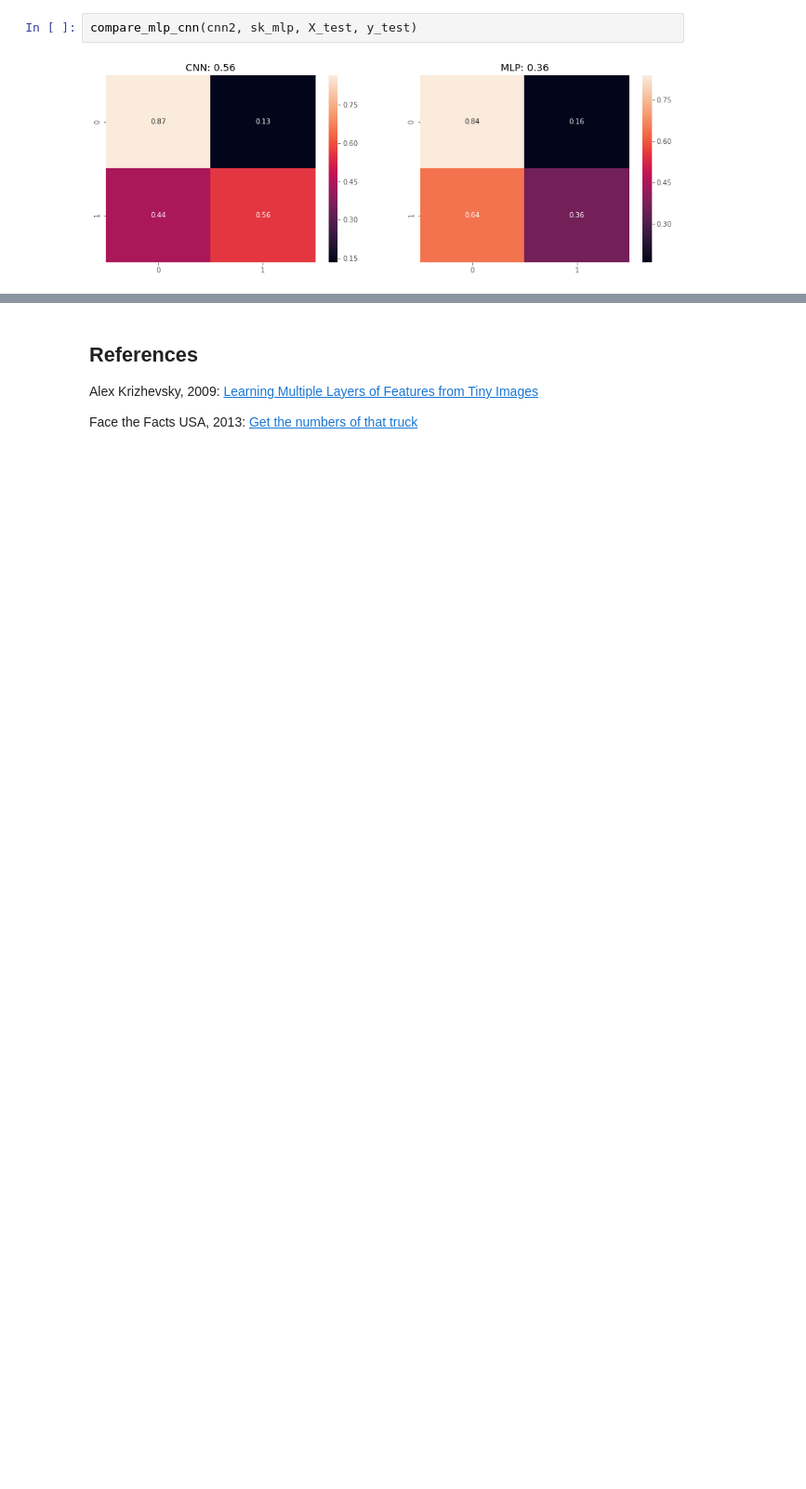
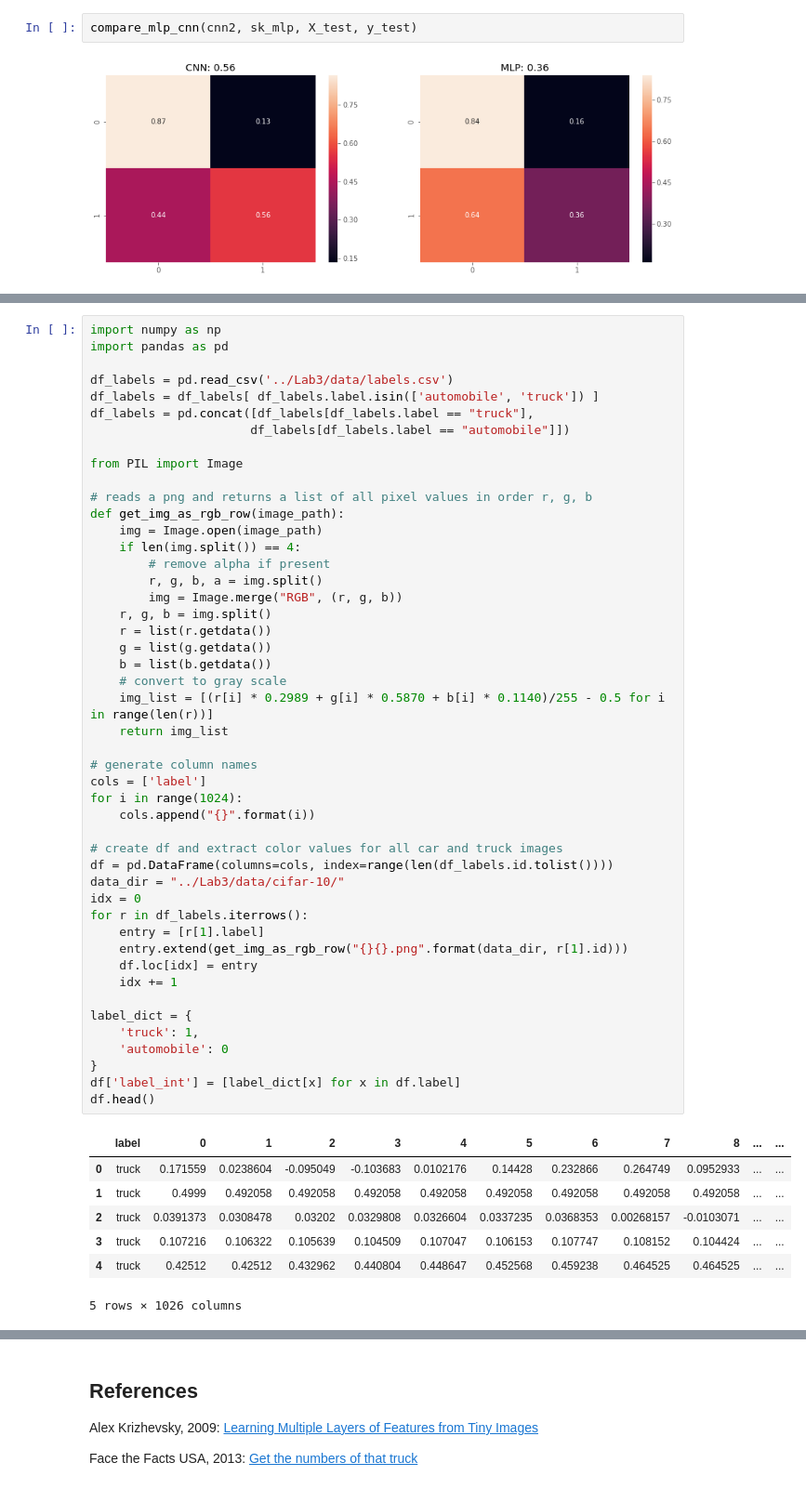
Before and after one commit to jakecarlson1/machine-learning-labs, a Jupyter notebook: Lab7/Lab 7 - Convolutional Neural Networks.ipynb, the cells around one changed output, grey strips where cells are left out. Shown at 93% size. Cells and saved outputs as stored; diff of their text form; blank space fills up the shorter version.

```diff
--- a/Lab7/Lab 7 - Convolutional Neural Networks.ipynb
+++ b/Lab7/Lab 7 - Convolutional Neural Networks.ipynb
@@ -364,0 +368,55 @@ compare_mlp_cnn(cnn2, sk_mlp, X_test, y_test)
+# %%
+import numpy as np
+import pandas as pd
+
+df_labels = pd.read_csv('../Lab3/data/labels.csv')
+df_labels = df_labels[ df_labels.label.isin(['automobile', 'truck']) ]
+df_labels = pd.concat([df_labels[df_labels.label == "truck"],
+                      df_labels[df_labels.label == "automobile"]])
+
+from PIL import Image
+
+# reads a png and returns a list of all pixel values in order r, g, b
+def get_img_as_rgb_row(image_path):
+    img = Image.open(image_path)
+    if len(img.split()) == 4:
+        # remove alpha if present
+        r, g, b, a = img.split()
+        img = Image.merge("RGB", (r, g, b))
+    r, g, b = img.split()
+    r = list(r.getdata())
+    g = list(g.getdata())
+    b = list(b.getdata())
+    # convert to gray scale
+    img_list = [(r[i] * 0.2989 + g[i] * 0.5870 + b[i] * 0.1140)/255 - 0.5 for i in range(len(r))]
+    return img_list
+
+# generate column names
+cols = ['label']
+for i in range(1024):
+    cols.append("{}".format(i))
+
+# create df and extract color values for all car and truck images
+df = pd.DataFrame(columns=cols, index=range(len(df_labels.id.tolist())))
+data_dir = "../Lab3/data/cifar-10/"
+idx = 0
+for r in df_labels.iterrows():
+    entry = [r[1].label]
+    entry.extend(get_img_as_rgb_row("{}{}.png".format(data_dir, r[1].id)))
+    df.loc[idx] = entry
+    idx += 1
+
+label_dict = {
+    'truck': 1,
+    'automobile': 0
+}
+df['label_int'] = [label_dict[x] for x in df.label]
+df.head()
+# %% [output]
+|  | label | 0 | 1 | 2 | 3 | 4 | 5 | 6 | 7 | 8 | ... | ... |
+| 0 | truck | 0.171559 | 0.0238604 | -0.095049 | -0.103683 | 0.0102176 | 0.14428 | 0.232866 | 0.264749 | 0.0952933 | ... | ... |
+| 1 | truck | 0.4999 | 0.492058 | 0.492058 | 0.492058 | 0.492058 | 0.492058 | 0.492058 | 0.492058 | 0.492058 | ... | ... |
+| 2 | truck | 0.0391373 | 0.0308478 | 0.03202 | 0.0329808 | 0.0326604 | 0.0337235 | 0.0368353 | 0.00268157 | -0.0103071 | ... | ... |
+| 3 | truck | 0.107216 | 0.106322 | 0.105639 | 0.104509 | 0.107047 | 0.106153 | 0.107747 | 0.108152 | 0.104424 | ... | ... |
+| 4 | truck | 0.42512 | 0.42512 | 0.432962 | 0.440804 | 0.448647 | 0.452568 | 0.459238 | 0.464525 | 0.464525 | ... | ... |
+5 rows × 1026 columns
```
Also changed, not shown: parts of 8 cells of this notebook.
